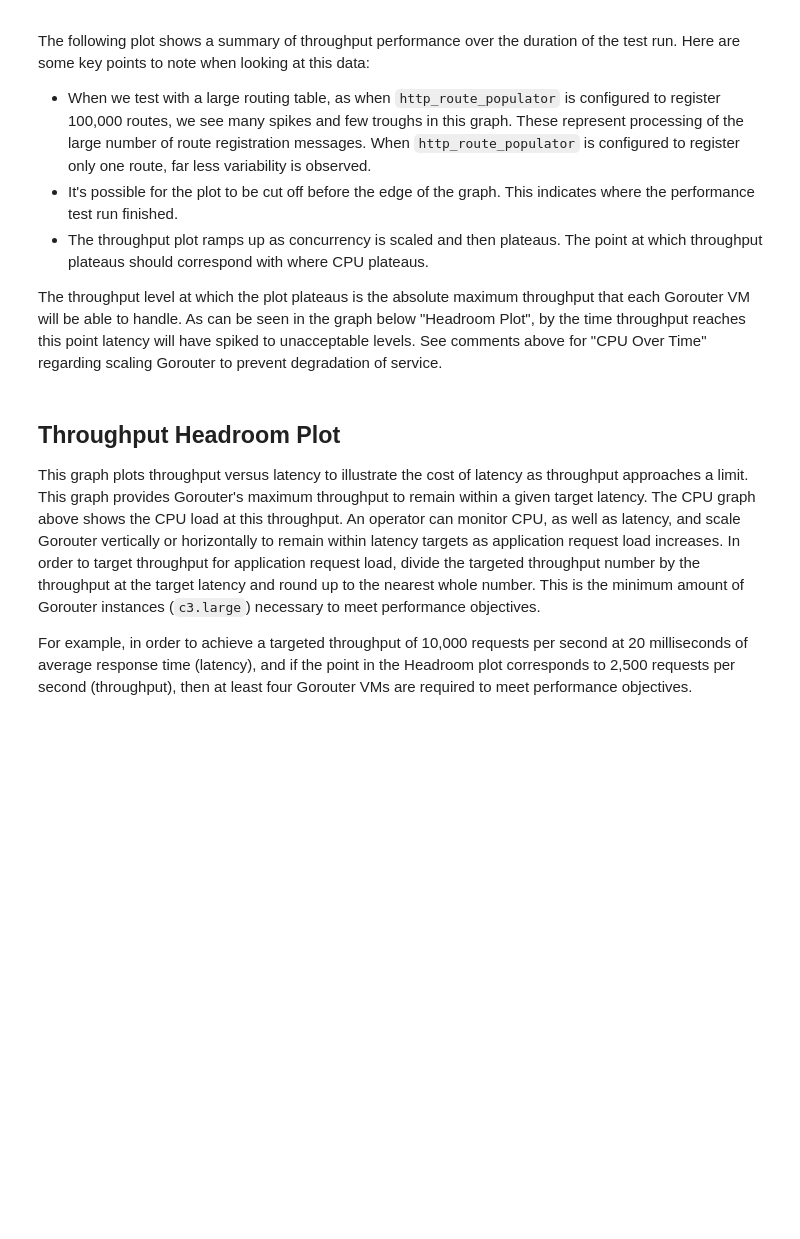
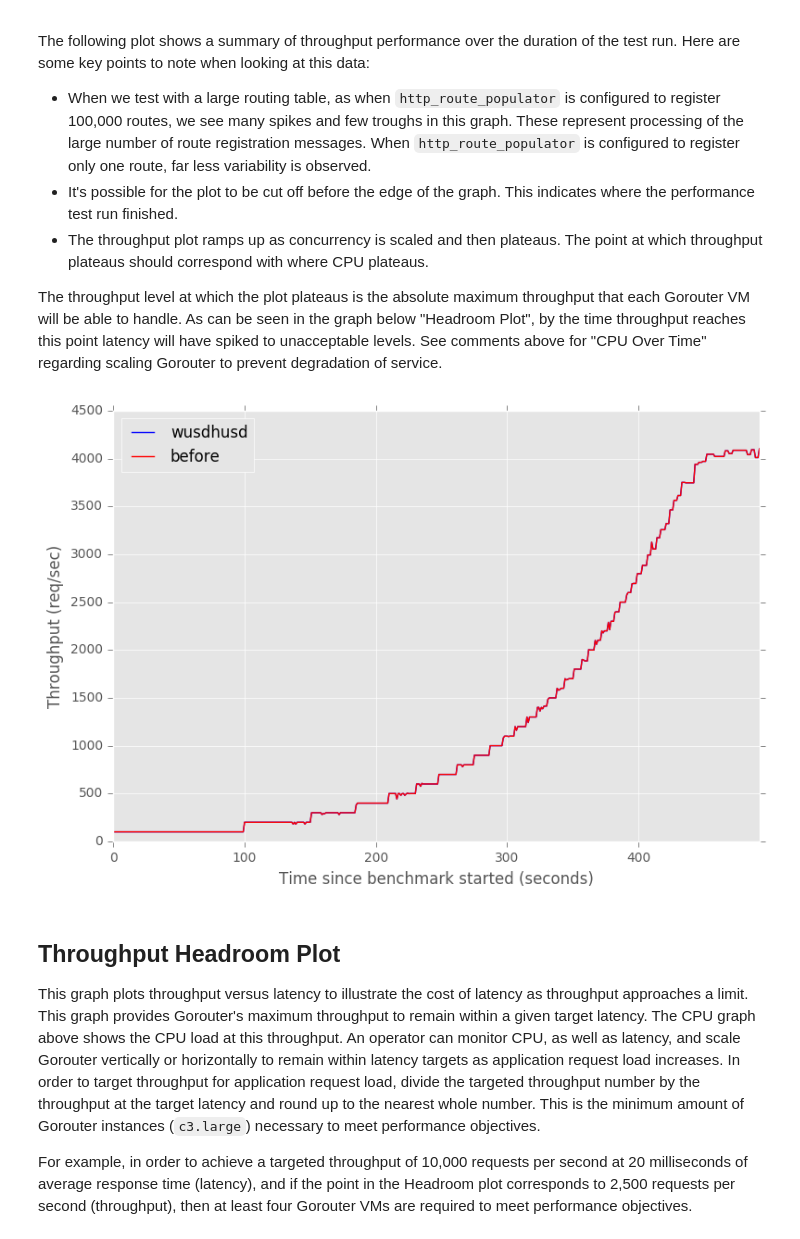
Before and after one commit to cloudfoundry/routing-perf-release, a Jupyter notebook: src/jupyter_notebook/Performance_Data.ipynb, the cells around one changed output. Cells and saved outputs as stored; diff of their text form; code cells hidden in the pictures; blank space fills up the shorter version.

```diff
--- a/src/jupyter_notebook/Performance_Data.ipynb
+++ b/src/jupyter_notebook/Performance_Data.ipynb
@@ -163,12 +186,16 @@ if compareDatasets:
 # %%
 fix, ax = plt.subplots()
 ax = throughputData.plot(ax=ax, y='throughput', c='b')
 if compareDatasets:
     ax = oldThroughputData.plot(ax=ax, y='throughput', c='r')
     ax.legend([newDataLabel, oldDataLabel])
+else:
+    ax.legend([newDataLabel])
 ax.set_ylabel('Throughput (req/sec)')
 ax.set_xlabel('Time since benchmark started (seconds)')
 plt.show()
+# %% [output]
+[figure, added]
 # %% [markdown]
 ## Throughput Headroom Plot
 
```
Also changed, not shown: parts of 5 cells of this notebook.
